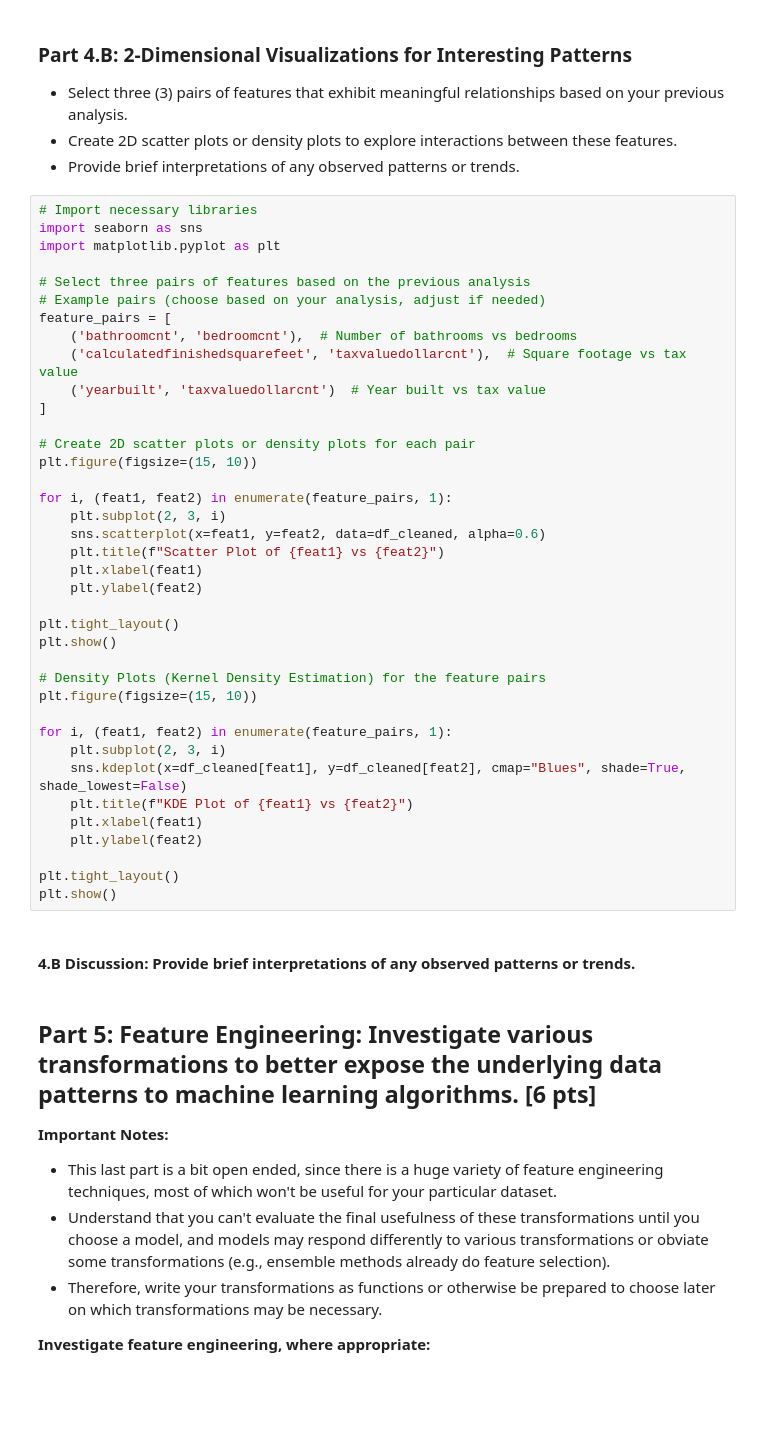
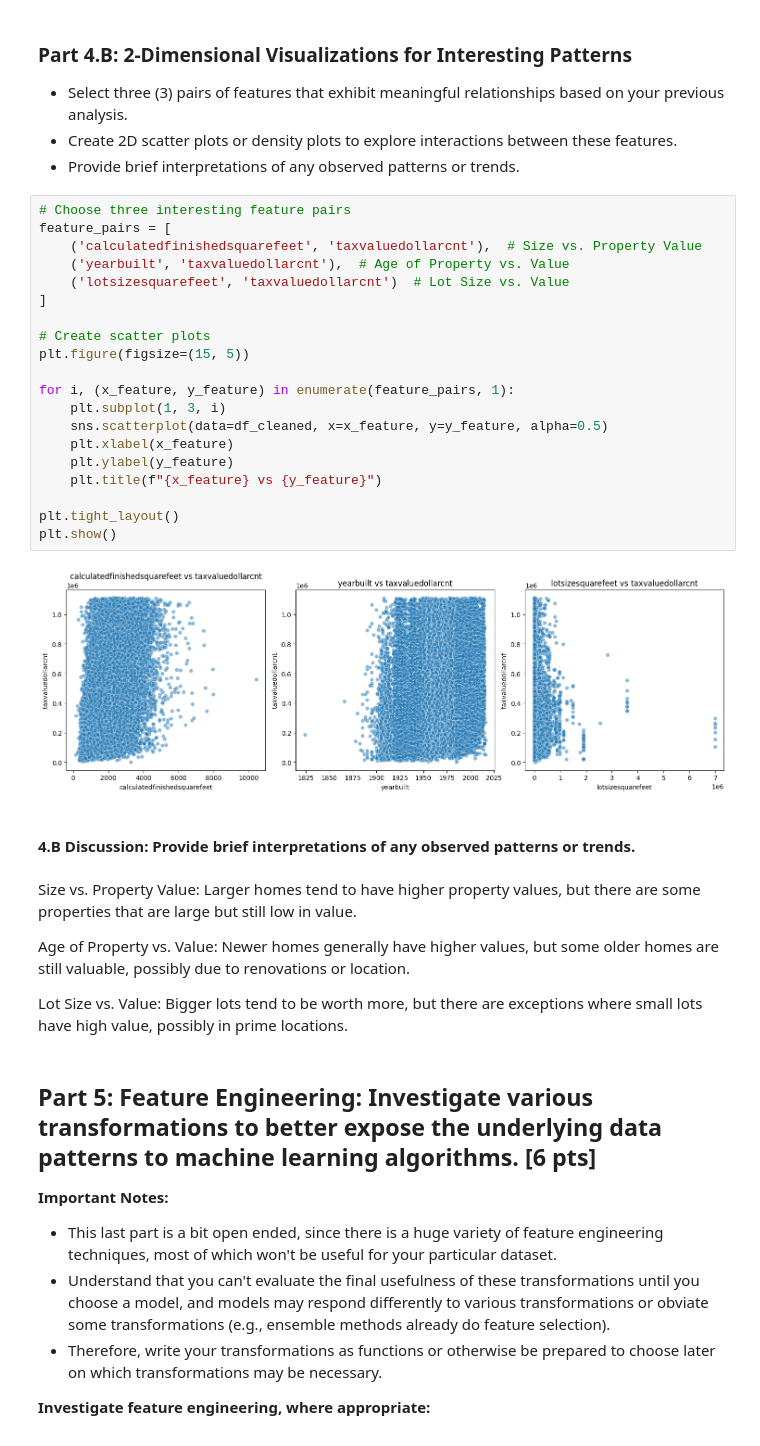
Before and after one commit to Rocking-Priya/2025-spring-B2, a Jupyter notebook: Milestone_01.ipynb, the cells around one changed output. Saved outputs shown, nothing was run; the diff lists cells and outputs as text; blank space fills up the shorter version.

```diff
--- a/Milestone_01.ipynb
+++ b/Milestone_01.ipynb
@@ -697,46 +697,36 @@ The correlation matrix shows that some features are strongly related to each oth
    - Select three (3) pairs of features that exhibit meaningful relationships based on your previous analysis.
    - Create 2D scatter plots or density plots to explore interactions between these features.
    - Provide brief interpretations of any observed patterns or trends.
-# %%
-# Import necessary libraries
-import seaborn as sns
-import matplotlib.pyplot as plt
-
-# Select three pairs of features based on the previous analysis
-# Example pairs (choose based on your analysis, adjust if needed)
-feature_pairs = [
-    ('bathroomcnt', 'bedroomcnt'),  # Number of bathrooms vs bedrooms
-    ('calculatedfinishedsquarefeet', 'taxvaluedollarcnt'),  # Square footage vs tax value
-    ('yearbuilt', 'taxvaluedollarcnt')  # Year built vs tax value
-]
-
-# Create 2D scatter plots or density plots for each pair
-plt.figure(figsize=(15, 10))
-
-for i, (feat1, feat2) in enumerate(feature_pairs, 1):
-    plt.subplot(2, 3, i)
-    sns.scatterplot(x=feat1, y=feat2, data=df_cleaned, alpha=0.6)
-    plt.title(f"Scatter Plot of {feat1} vs {feat2}")
-    plt.xlabel(feat1)
-    plt.ylabel(feat2)
-
-plt.tight_layout()
-plt.show()
-
-# Density Plots (Kernel Density Estimation) for the feature pairs
-plt.figure(figsize=(15, 10))
-
-for i, (feat1, feat2) in enumerate(feature_pairs, 1):
-    plt.subplot(2, 3, i)
-    sns.kdeplot(x=df_cleaned[feat1], y=df_cleaned[feat2], cmap="Blues", shade=True, shade_lowest=False)
-    plt.title(f"KDE Plot of {feat1} vs {feat2}")
-    plt.xlabel(feat1)
-    plt.ylabel(feat2)
-
-plt.tight_layout()
-plt.show()
+# %%
+# Choose three interesting feature pairs
+feature_pairs = [
+    ('calculatedfinishedsquarefeet', 'taxvaluedollarcnt'),  # Size vs. Property Value
+    ('yearbuilt', 'taxvaluedollarcnt'),  # Age of Property vs. Value
+    ('lotsizesquarefeet', 'taxvaluedollarcnt')  # Lot Size vs. Value
+]
+
+# Create scatter plots
+plt.figure(figsize=(15, 5))
+
+for i, (x_feature, y_feature) in enumerate(feature_pairs, 1):
+    plt.subplot(1, 3, i)
+    sns.scatterplot(data=df_cleaned, x=x_feature, y=y_feature, alpha=0.5)
+    plt.xlabel(x_feature)
+    plt.ylabel(y_feature)
+    plt.title(f"{x_feature} vs {y_feature}")
+
+plt.tight_layout()
+plt.show()
+# %% [output]
+[figure, added]
 # %% [markdown]
 #### **4.B Discussion:** Provide brief interpretations of any observed patterns or trends.
+# %% [markdown]
+Size vs. Property Value: Larger homes tend to have higher property values, but there are some properties that are large but still low in value.
+
+Age of Property vs. Value: Newer homes generally have higher values, but some older homes are still valuable, possibly due to renovations or location.
+
+Lot Size vs. Value: Bigger lots tend to be worth more, but there are exceptions where small lots have high value, possibly in prime locations.
 # %% [markdown]
 ## Part 5:  Feature Engineering: Investigate various transformations to better expose the underlying data patterns to machine learning algorithms. [6 pts]
 
```
